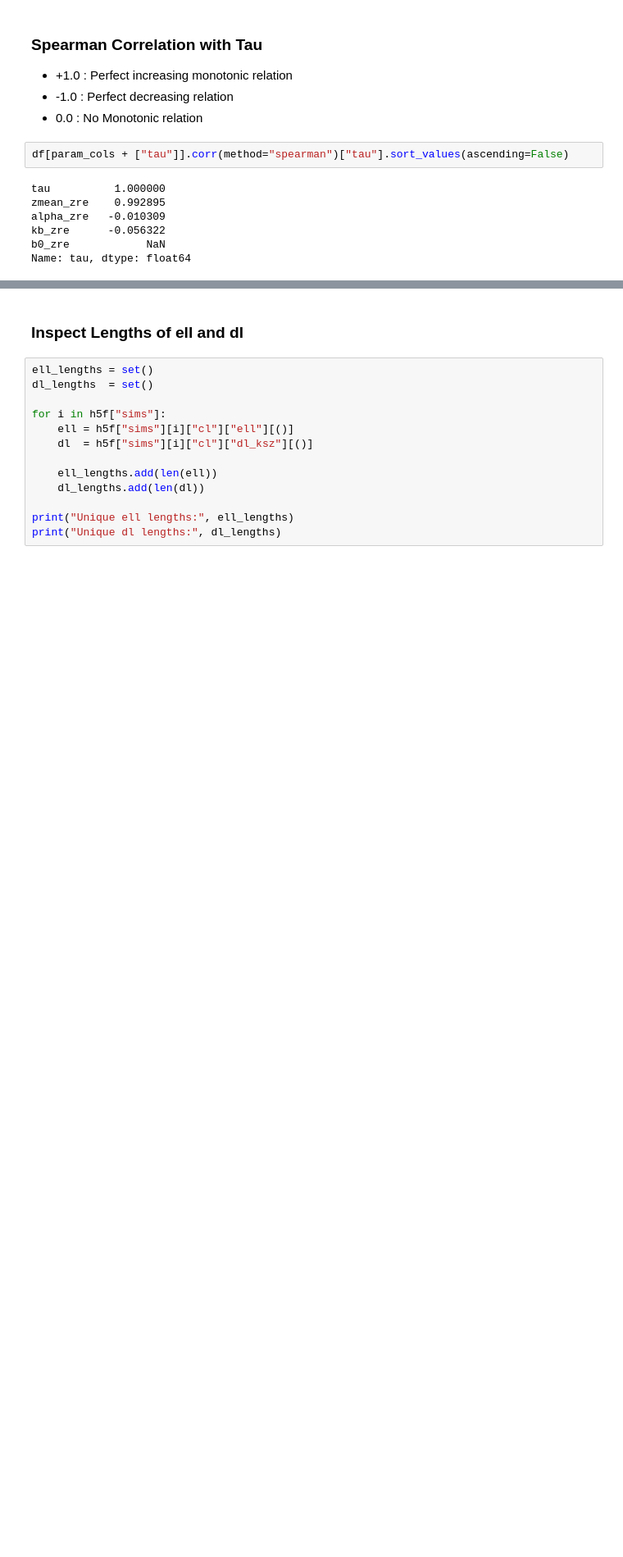
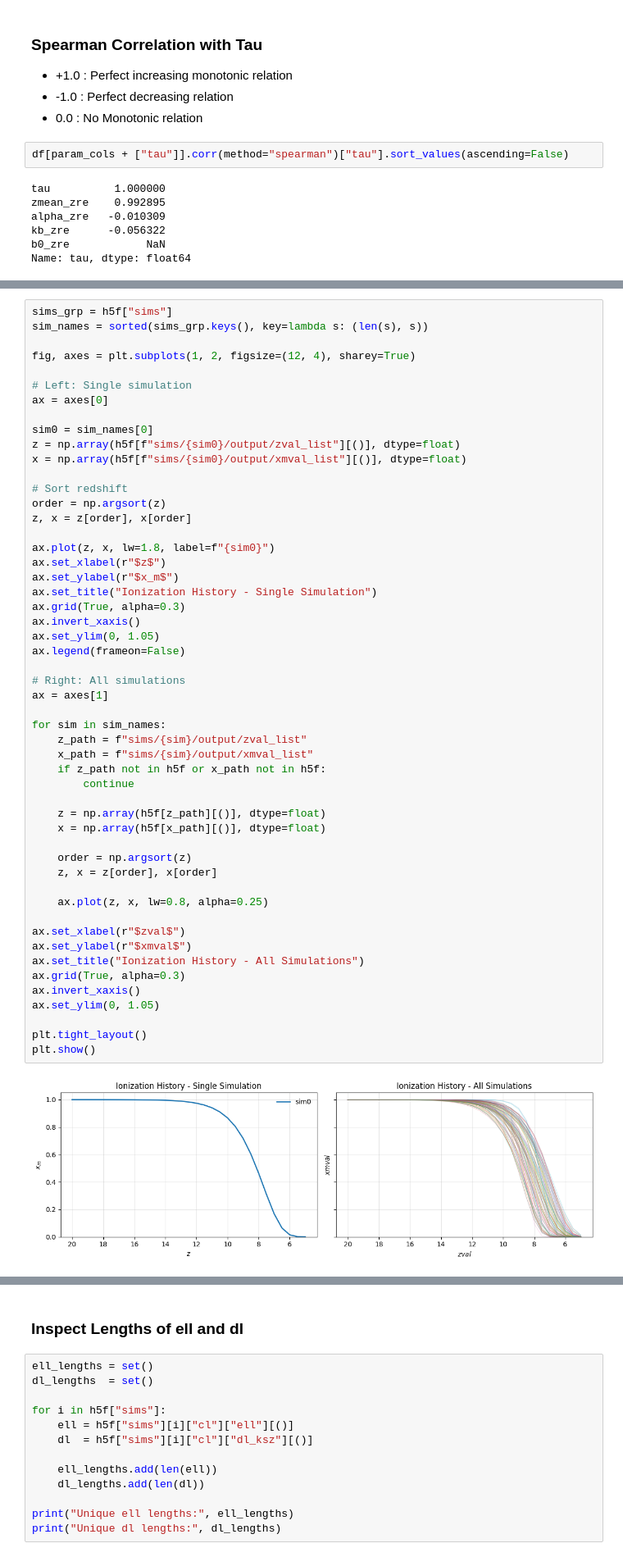
Before and after one commit to RobertxPearce/reionization-emulator, a Jupyter notebook: notebooks/proc_data_vis.ipynb, the cells around one changed output, grey strips where cells are left out. Shown: that part at 82% size. Drawn from its saved outputs; the diff is of its cells as text; blank space fills up the shorter version.

```diff
--- a/notebooks/proc_data_vis.ipynb
+++ b/notebooks/proc_data_vis.ipynb
@@ -245,2 +247,56 @@ Name: tau, dtype: float64
+# %%
+sims_grp = h5f["sims"]
+sim_names = sorted(sims_grp.keys(), key=lambda s: (len(s), s))
+
+fig, axes = plt.subplots(1, 2, figsize=(12, 4), sharey=True)
+
+# Left: Single simulation
+ax = axes[0]
+
+sim0 = sim_names[0]
+z = np.array(h5f[f"sims/{sim0}/output/zval_list"][()], dtype=float)
+x = np.array(h5f[f"sims/{sim0}/output/xmval_list"][()], dtype=float)
+
+# Sort redshift
+order = np.argsort(z)
+z, x = z[order], x[order]
+
+ax.plot(z, x, lw=1.8, label=f"{sim0}")
+ax.set_xlabel(r"$z$")
+ax.set_ylabel(r"$x_m$")
+ax.set_title("Ionization History - Single Simulation")
+ax.grid(True, alpha=0.3)
+ax.invert_xaxis()
+ax.set_ylim(0, 1.05)
+ax.legend(frameon=False)
+
+# Right: All simulations
+ax = axes[1]
+
+for sim in sim_names:
+    z_path = f"sims/{sim}/output/zval_list"
+    x_path = f"sims/{sim}/output/xmval_list"
+    if z_path not in h5f or x_path not in h5f:
+        continue
+
+    z = np.array(h5f[z_path][()], dtype=float)
+    x = np.array(h5f[x_path][()], dtype=float)
+
+    order = np.argsort(z)
+    z, x = z[order], x[order]
+
+    ax.plot(z, x, lw=0.8, alpha=0.25)
+
+ax.set_xlabel(r"$zval$")
+ax.set_ylabel(r"$xmval$")
+ax.set_title("Ionization History - All Simulations")
+ax.grid(True, alpha=0.3)
+ax.invert_xaxis()
+ax.set_ylim(0, 1.05)
+
+plt.tight_layout()
+plt.show()
+# %% [output]
+[figure, added]
 # %% [markdown]
 ### Angular Power Spectrum
```
Also changed, not shown: parts of 14 cells of this notebook.
